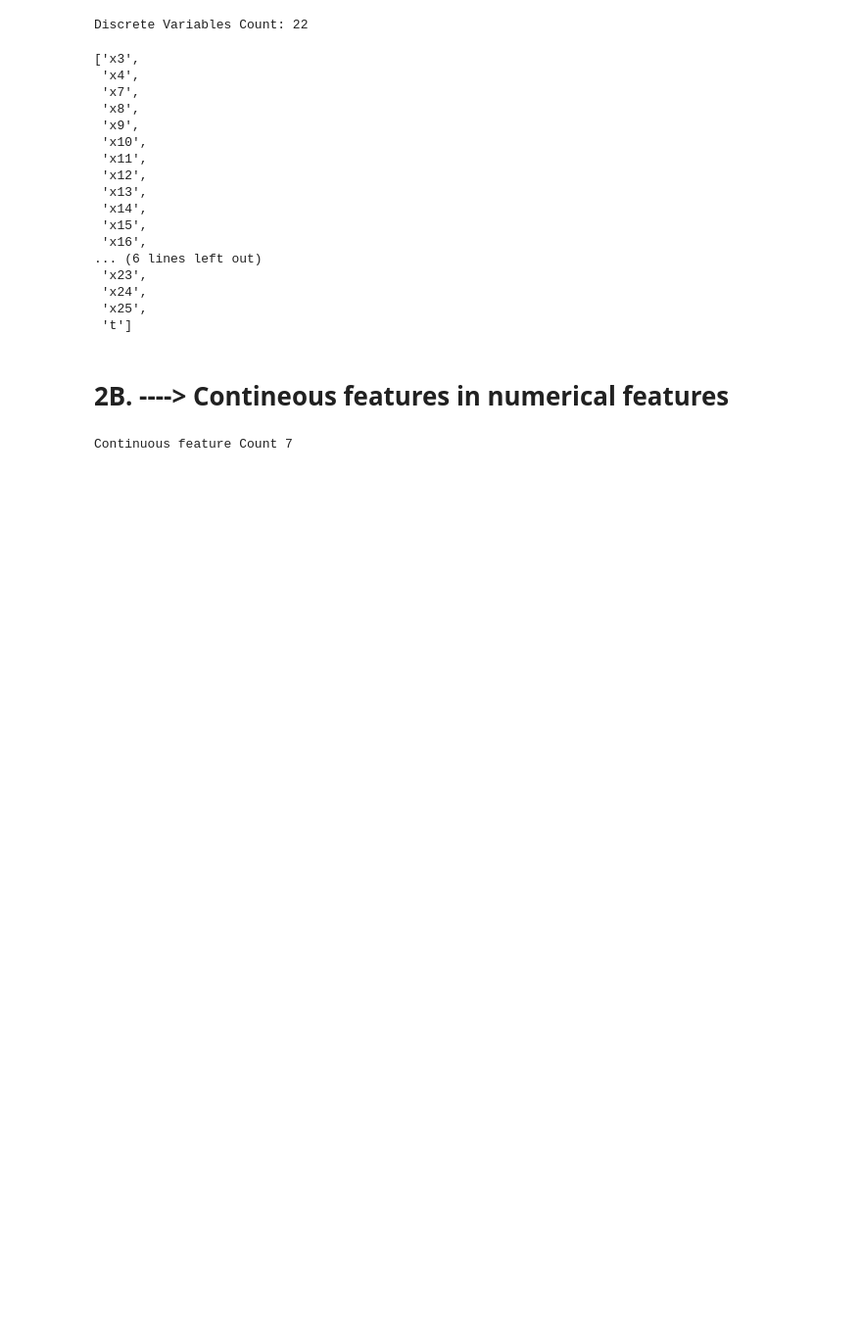
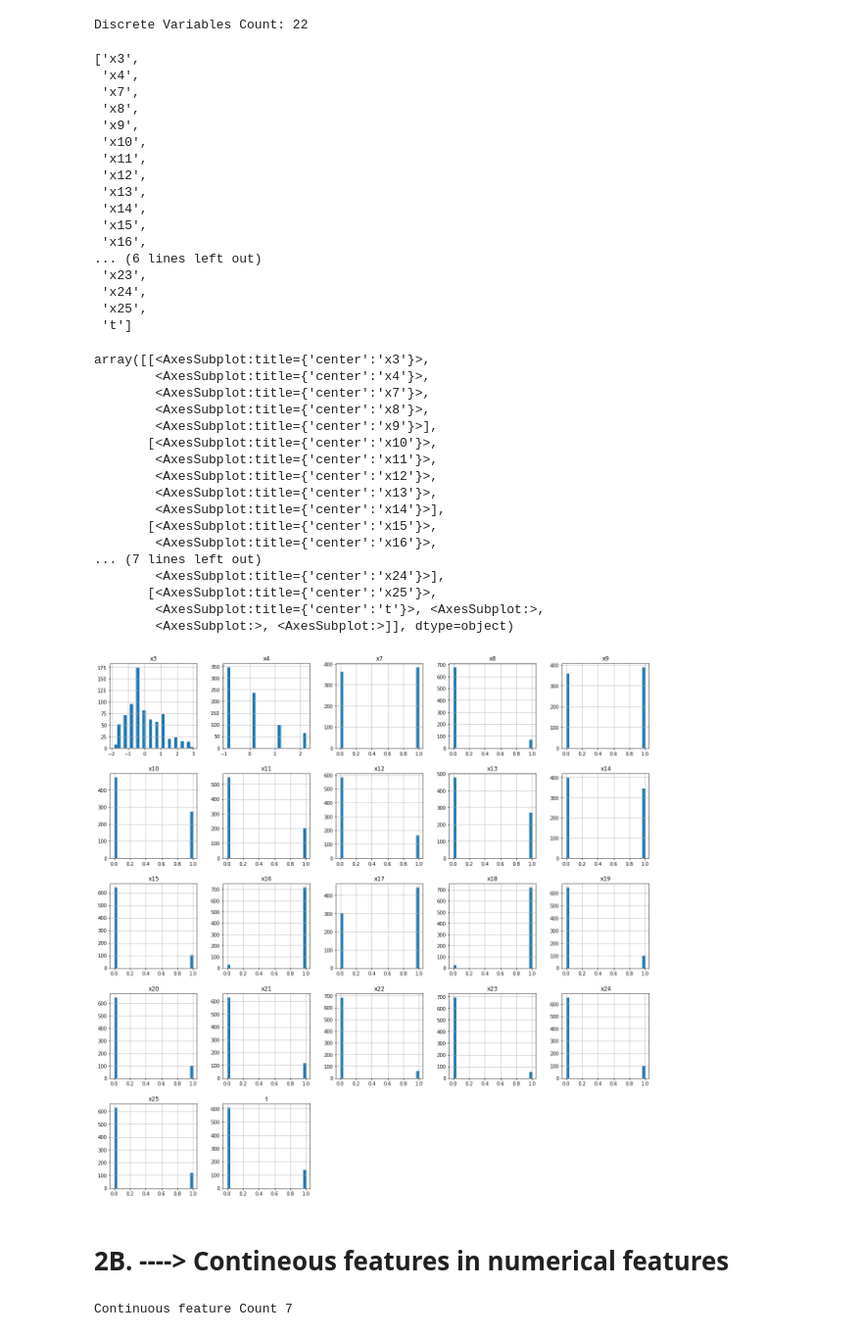
Before and after one commit to ADHIL-VENGAT/CE888-DataScience-and-Decision-making, a Jupyter notebook: Assignment 1/Assignment 1 IHDP (22-02-22).ipynb, the cells around one changed output. Shown at 98% size. Saved outputs shown, nothing was run; the diff lists cells and outputs as text; code cells hidden in the pictures; blank space fills up the shorter version.

```diff
--- a/Assignment 1/Assignment 1 IHDP (22-02-22).ipynb
+++ b/Assignment 1/Assignment 1 IHDP (22-02-22).ipynb
@@ -119,6 +119,27 @@ discrete_feature
  'x24',
  'x25',
  't']
+# %%
+df[discrete_feature].hist(bins=25,figsize=(20,20))
+# %% [output]
+array([[<AxesSubplot:title={'center':'x3'}>,
+        <AxesSubplot:title={'center':'x4'}>,
+        <AxesSubplot:title={'center':'x7'}>,
+        <AxesSubplot:title={'center':'x8'}>,
+        <AxesSubplot:title={'center':'x9'}>],
+       [<AxesSubplot:title={'center':'x10'}>,
+        <AxesSubplot:title={'center':'x11'}>,
+        <AxesSubplot:title={'center':'x12'}>,
+        <AxesSubplot:title={'center':'x13'}>,
+        <AxesSubplot:title={'center':'x14'}>],
+       [<AxesSubplot:title={'center':'x15'}>,
+        <AxesSubplot:title={'center':'x16'}>,
+... (7 lines left out)
+        <AxesSubplot:title={'center':'x24'}>],
+       [<AxesSubplot:title={'center':'x25'}>,
+        <AxesSubplot:title={'center':'t'}>, <AxesSubplot:>,
+        <AxesSubplot:>, <AxesSubplot:>]], dtype=object)
+[figure, added]
 # %% [markdown]
 # 2B. ----> Contineous features in numerical features
 # %%
```
